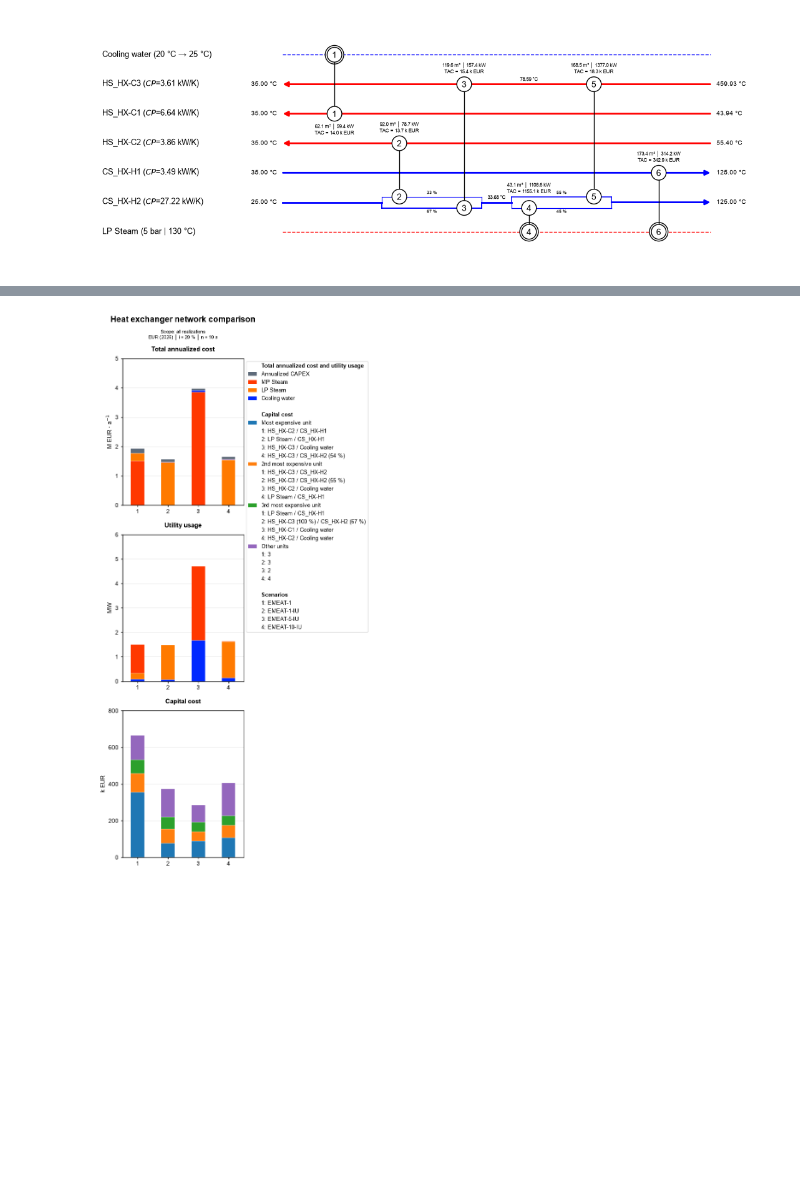
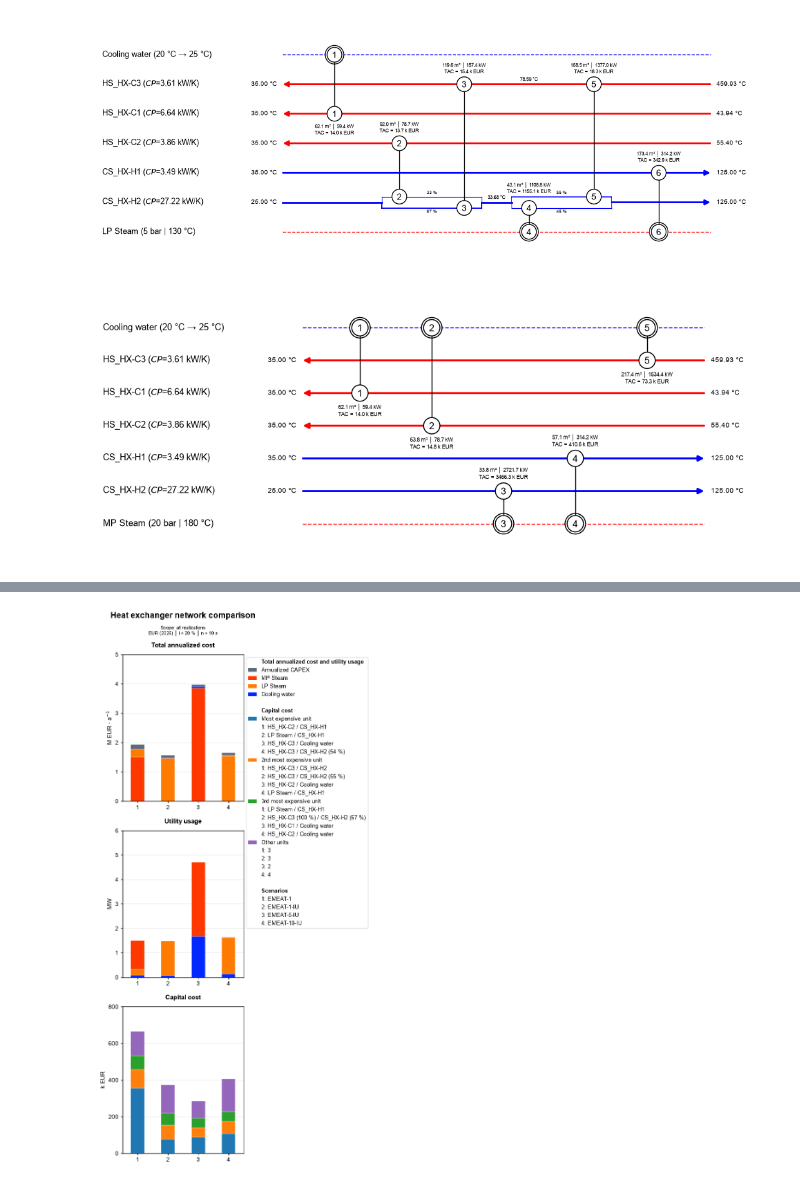
Before and after one commit to PhilippKretzschmar/tea-process-assessment, a Jupyter notebook: examples/co2_pressurization.ipynb, the cells around one changed output, grey strips where cells are left out. Saved outputs shown, nothing was run; the diff lists cells and outputs as text; code cells hidden in the pictures; blank space fills up the shorter version.

```diff
--- a/examples/co2_pressurization.ipynb
+++ b/examples/co2_pressurization.ipynb
@@ -898,3 +906,11 @@ fig = t.plots.hen_grid("hen_scenario_2", mode="notebook")
 fig
 # %% [output]
 [figure]
+# %%
+%matplotlib inline
+import matplotlib.pyplot as plt
+
+fig = t.plots.hen_grid("hen_scenario_3", mode="notebook")
+fig
+# %% [output]
+[figure, added]
```
Also changed, not shown: parts of 29 cells of this notebook, 5 other files.
